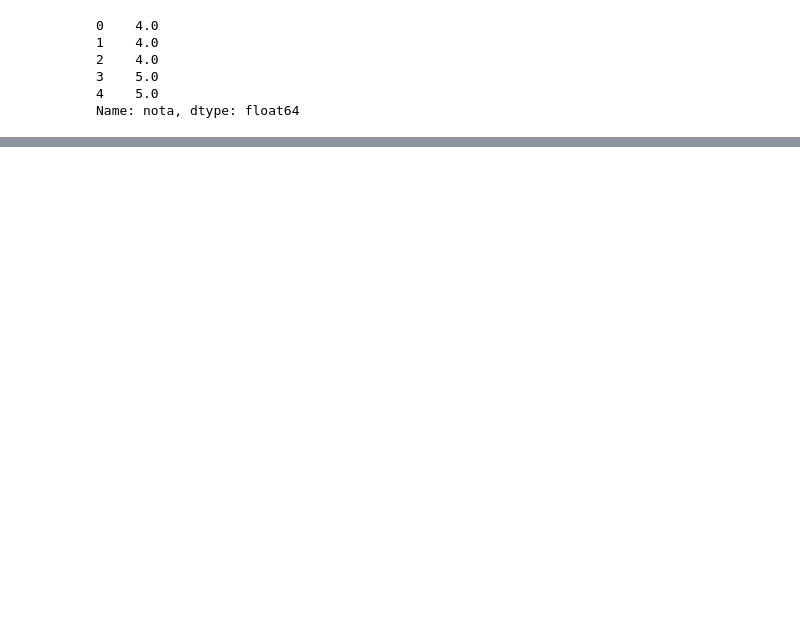
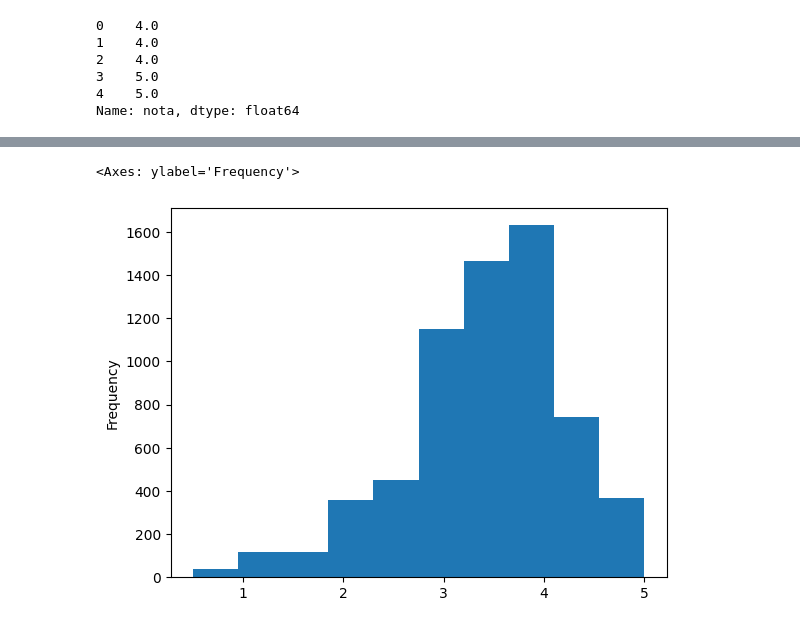
Before and after one commit to mariatozi/codigos-estudos, a Jupyter notebook: Alura_DS.ipynb, the cells around one changed output, grey strips where cells are left out. Cells and saved outputs as stored; diff of their text form; code cells hidden in the pictures; blank space fills up the shorter version.

```diff
--- a/Alura_DS.ipynb
+++ b/Alura_DS.ipynb
@@ -105,0 +181,7 @@ sns.boxplot(notas.nota)
+# %%
+# agrupo primeiro, e depois tiro a média dos filmes (de forma geral)
+# groupby = serve para agrupar/agregar valores e executa uma função que calcula algo em cima desses valores agrupados
+# quero só uma coluna - ['nota']
+
+medias_por_filme = notas.groupby('filmeId').mean()['nota']
+medias_por_filme.head()
@@ -105,0 +196,5 @@ sns.boxplot(notas.nota)
+# %%
+medias_por_filme.plot(kind='hist')
+# %% [output]
+<Axes: ylabel='Frequency'>
+[figure, added]
```
Also changed, not shown: parts of 22 cells of this notebook.
